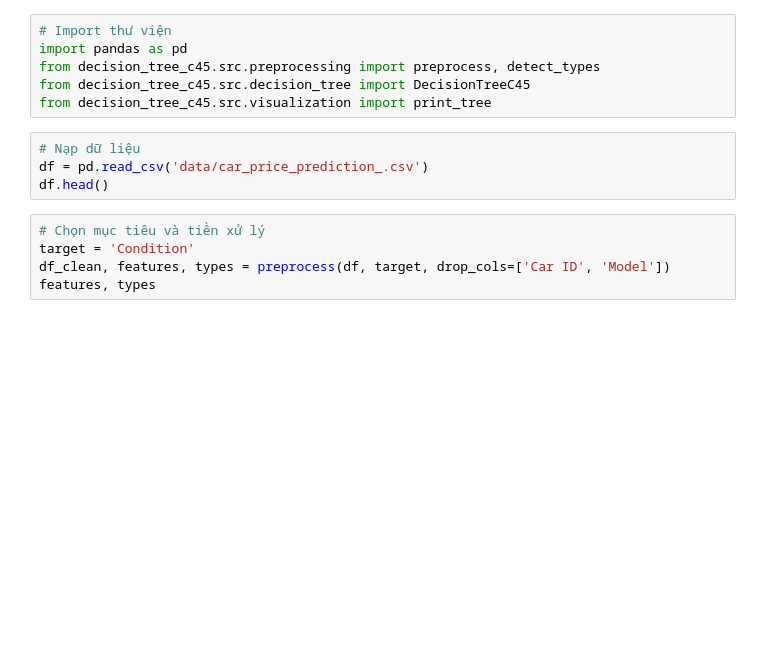
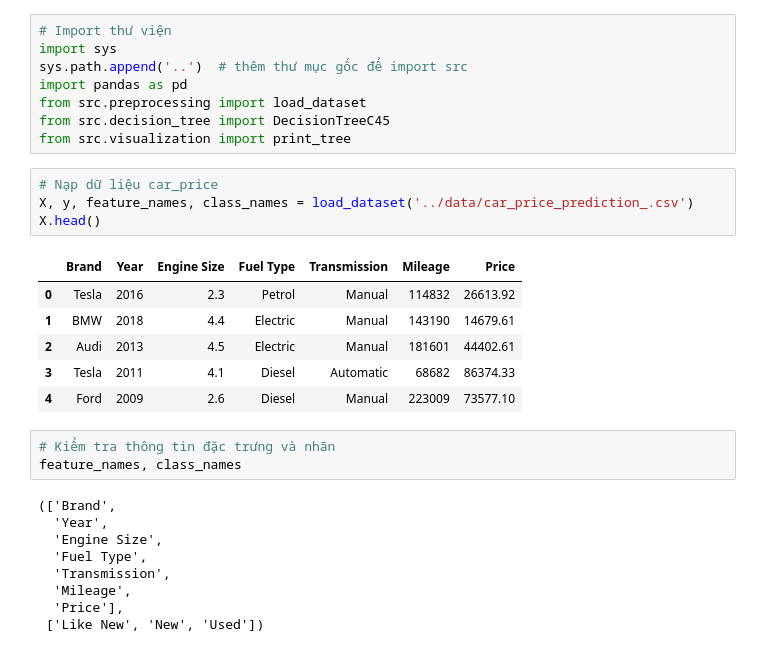
Before and after one commit to ntt040305/MLProject, a Jupyter notebook: notebooks/demo.ipynb, the cells around one changed output. Saved outputs shown, nothing was run; the diff lists cells and outputs as text; blank space fills up the shorter version.

```diff
--- a/notebooks/demo.ipynb
+++ b/notebooks/demo.ipynb
@@ -1,17 +1,33 @@
 # %%
 # Import thư viện
+import sys
+sys.path.append('..')  # thêm thư mục gốc để import src
 import pandas as pd
-from decision_tree_c45.src.preprocessing import preprocess, detect_types
-from decision_tree_c45.src.decision_tree import DecisionTreeC45
-from decision_tree_c45.src.visualization import print_tree
+from src.preprocessing import load_dataset
+from src.decision_tree import DecisionTreeC45
+from src.visualization import print_tree
 # %%
-# Nạp dữ liệu
-df = pd.read_csv('data/car_price_prediction_.csv')
-df.head()
+# Nạp dữ liệu car_price
+X, y, feature_names, class_names = load_dataset('../data/car_price_prediction_.csv')
+X.head()
+# %% [output]
+|  | Brand | Year | Engine Size | Fuel Type | Transmission | Mileage | Price |
+| 0 | Tesla | 2016 | 2.3 | Petrol | Manual | 114832 | 26613.92 |
+| 1 | BMW | 2018 | 4.4 | Electric | Manual | 143190 | 14679.61 |
+| 2 | Audi | 2013 | 4.5 | Electric | Manual | 181601 | 44402.61 |
+| 3 | Tesla | 2011 | 4.1 | Diesel | Automatic | 68682 | 86374.33 |
+| 4 | Ford | 2009 | 2.6 | Diesel | Manual | 223009 | 73577.10 |
 # %%
-# Chọn mục tiêu và tiền xử lý
-target = 'Condition'
-df_clean, features, types = preprocess(df, target, drop_cols=['Car ID', 'Model'])
-features, types
+# Kiểm tra thông tin đặc trưng và nhãn
+feature_names, class_names
+# %% [output]
+(['Brand',
+  'Year',
+  'Engine Size',
+  'Fuel Type',
+  'Transmission',
+  'Mileage',
+  'Price'],
+ ['Like New', 'New', 'Used'])
 # %%
 # Huấn luyện cây
```
Also changed, not shown: parts of 1 cell of this notebook, 2 other files.
